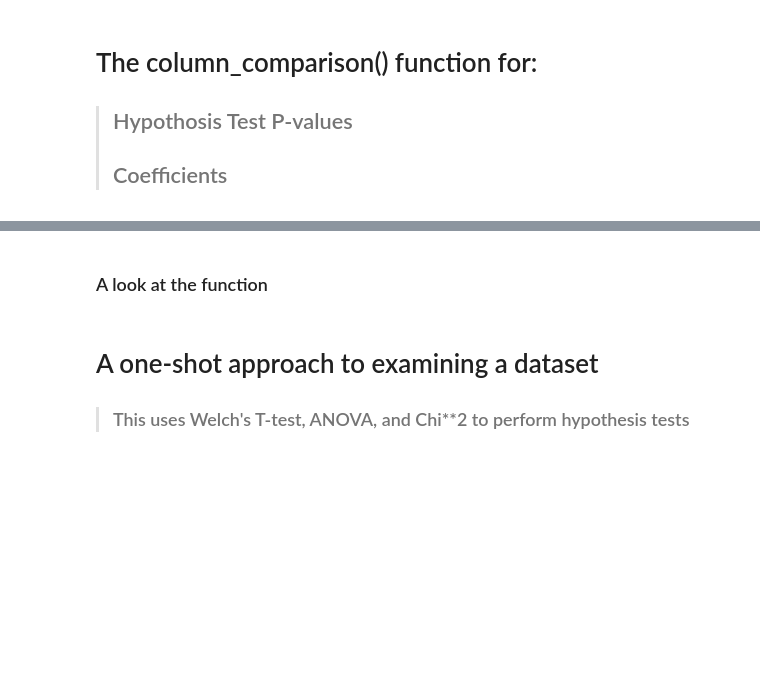
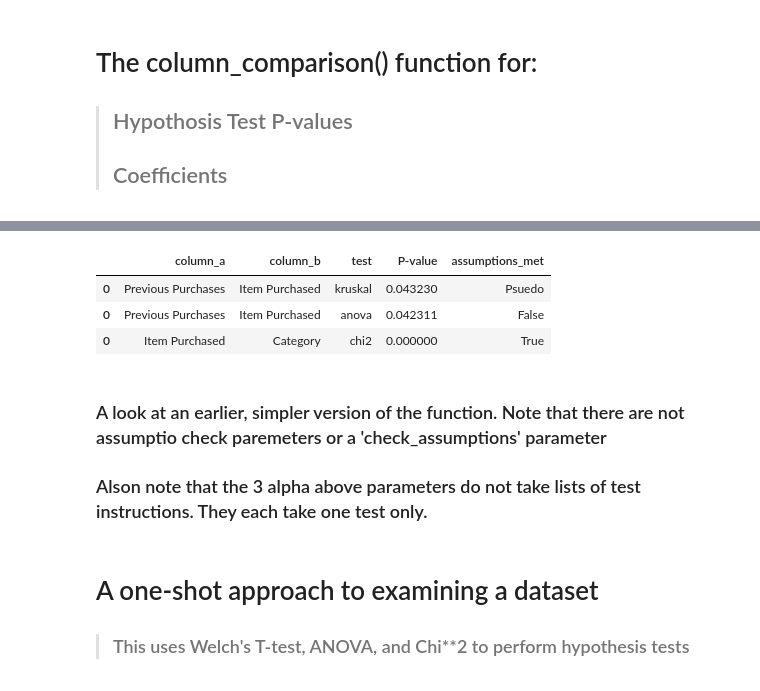
Before and after one commit to Leeishere/Consumer_Habits, a Jupyter notebook: utils/compare_columns_quickstart.ipynb, the cells around one changed output, grey strips where cells are left out. Cells and saved outputs as stored; diff of their text form; code cells hidden in the pictures; blank space fills up the shorter version.

```diff
--- a/utils/compare_columns_quickstart.ipynb
+++ b/utils/compare_columns_quickstart.ipynb
@@ -88,5 +93,25 @@ cc=CompareColumns()
+# %%
+round(cc.multi_test_column_comparison(cons_habs,
+                        numnum_meth_alpha_above=[('pearson',0.6,True),('spearman',0.6,True),('kendall',0.6,True)],
+                        catnum_meth_alpha_above=[('kruskal',0.05,False),('anova',0.05,False)],
+                        catcat_meth_alpha_above=[('chi2',0.05,False)],
+                        numeric_columns=None,
+                        categoric_columns=None,
+                        numeric_target=None,
+                        categoric_target='Item Purchased',
+                        cols_to_exclude_from_targets=None,
+                        check_assumptions=True,
+                        anova_assumption_check_params={'dropna':False},
+                        chi2_assumption_check_params={'dropna':False},
+                        kruskal_assumption_check_params={'return_pseudo':True, 'dropna':False}),6)
+# %% [output]
+|  | column_a | column_b | test | P-value | assumptions_met |
+| 0 | Previous Purchases | Item Purchased | kruskal | 0.043230 | Psuedo |
+| 0 | Previous Purchases | Item Purchased | anova | 0.042311 | False |
+| 0 | Item Purchased | Category | chi2 | 0.000000 | True |
 # %% [markdown]
-### A look at the function
+### A look at an earlier, simpler version of the function. Note that there are not assumptio check paremeters or a 'check_assumptions' parameter
+### Alson note that the 3 alpha above parameters do not take lists of test instructions. They each take one test only.
 # %%
 # Function:
 """
```
Also changed, not shown: parts of 6 cells of this notebook, 10 other files.
